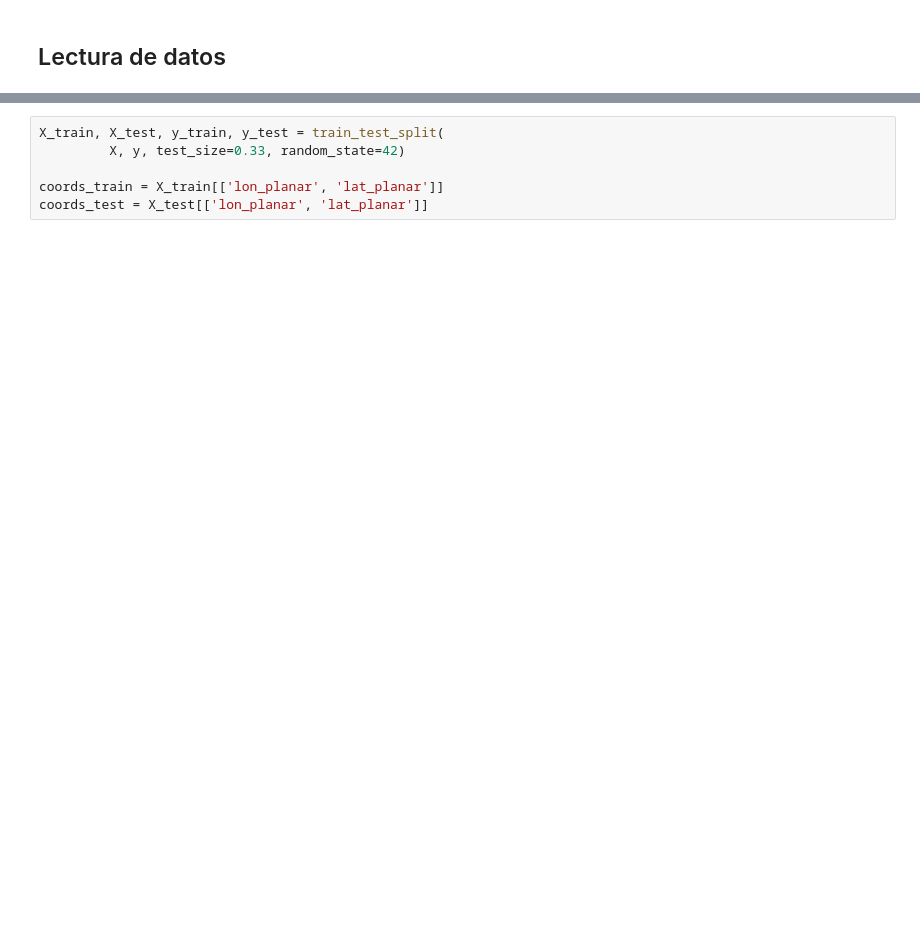
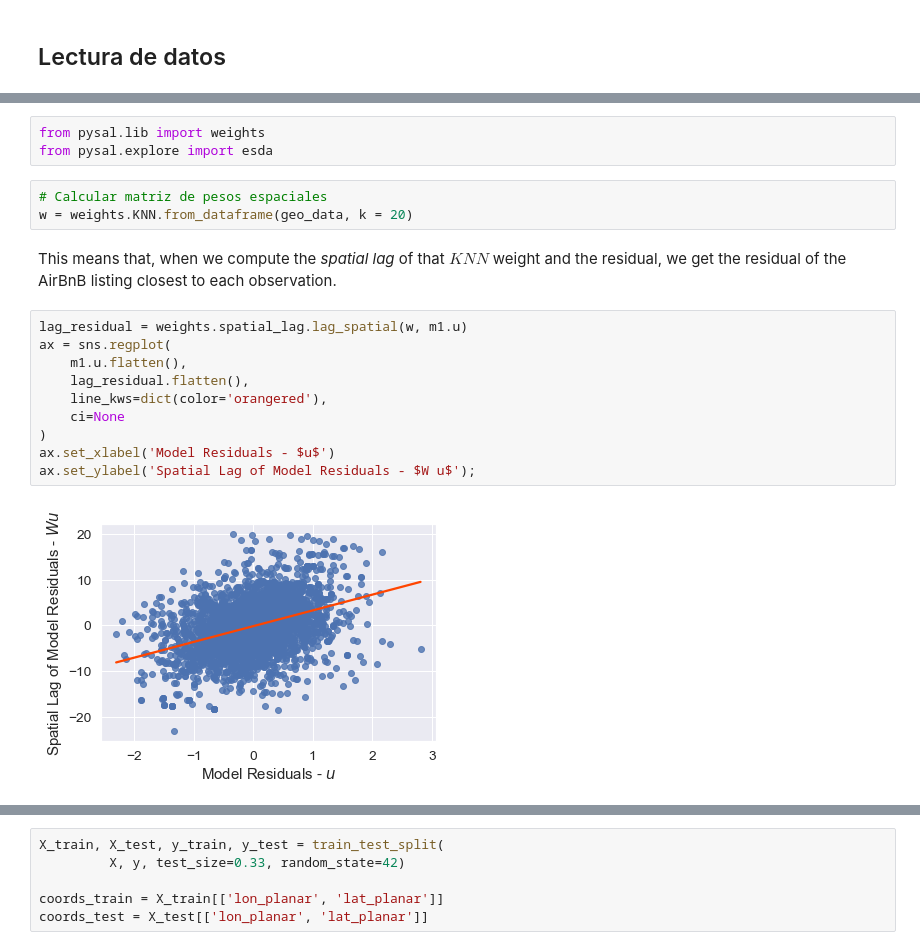
Before and after one commit to alessiobocco/Diplo_Eco, a Jupyter notebook: Modelo.ipynb, the cells around one changed output, grey strips where cells are left out. Saved outputs shown, nothing was run; the diff lists cells and outputs as text; blank space fills up the shorter version.

```diff
--- a/Modelo.ipynb
+++ b/Modelo.ipynb
@@ -65,0 +213,20 @@ X.head()
+# %%
+from pysal.lib import weights
+from pysal.explore import esda
+# %%
+# Calcular matriz de pesos espaciales
+w = weights.KNN.from_dataframe(geo_data, k = 20)
+# %% [markdown]
+This means that, when we compute the *spatial lag* of that $KNN$ weight and the residual, we get the residual of the AirBnB listing closest to each observation.
+# %%
+lag_residual = weights.spatial_lag.lag_spatial(w, m1.u)
+ax = sns.regplot(
+    m1.u.flatten(),
+    lag_residual.flatten(),
+    line_kws=dict(color='orangered'),
+    ci=None
+)
+ax.set_xlabel('Model Residuals - $u$')
+ax.set_ylabel('Spatial Lag of Model Residuals - $W u$');
+# %% [output]
+[figure, added]
```
Also changed, not shown: parts of 38 cells of this notebook, 1 other file.
